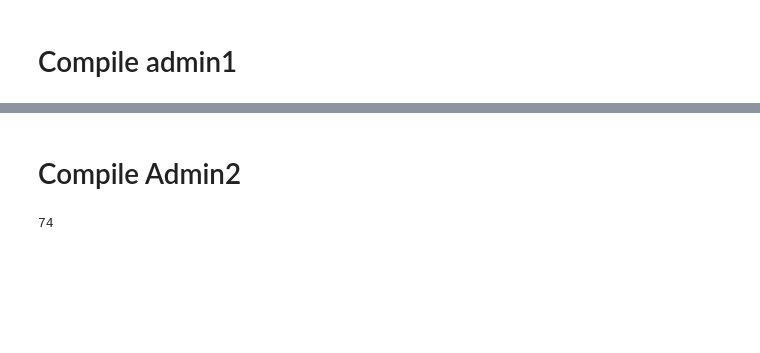
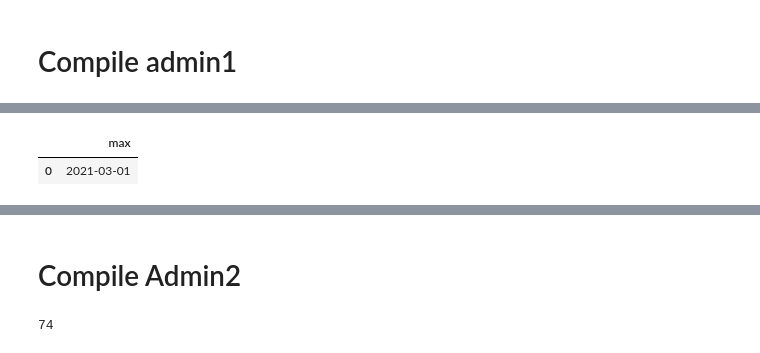
Before and after one commit to unhcr/Jetson, a Jupyter notebook: experiment_2/pipeline_2a_compile_data.ipynb, the cells around one changed output, grey strips where cells are left out. Cells and saved outputs as stored; diff of their text form; code cells hidden in the pictures; blank space fills up the shorter version.

```diff
--- a/experiment_2/pipeline_2a_compile_data.ipynb
+++ b/experiment_2/pipeline_2a_compile_data.ipynb
@@ -52,3 +53,7 @@ master.to_csv("data/compiled/master_admin1.csv")
 # %%
 # Check that there are only 18 regions
 assert(len(master.index.get_level_values('region').unique())==18)
+# %%
+%%read_sql
+SELECT max(date) FROM prmn_admin1
+# %% [output]
@@ -55,3 +61,5 @@ assert(len(master.index.get_level_values('region').unique())==18)
+|  | max |
+| 0 | 2021-03-01 |
 # %%
 # Plot
 fig, ax = plt.subplots(1,1, figsize=[15,10])
```
Also changed, not shown: parts of 23 cells of this notebook, 11 other files.
